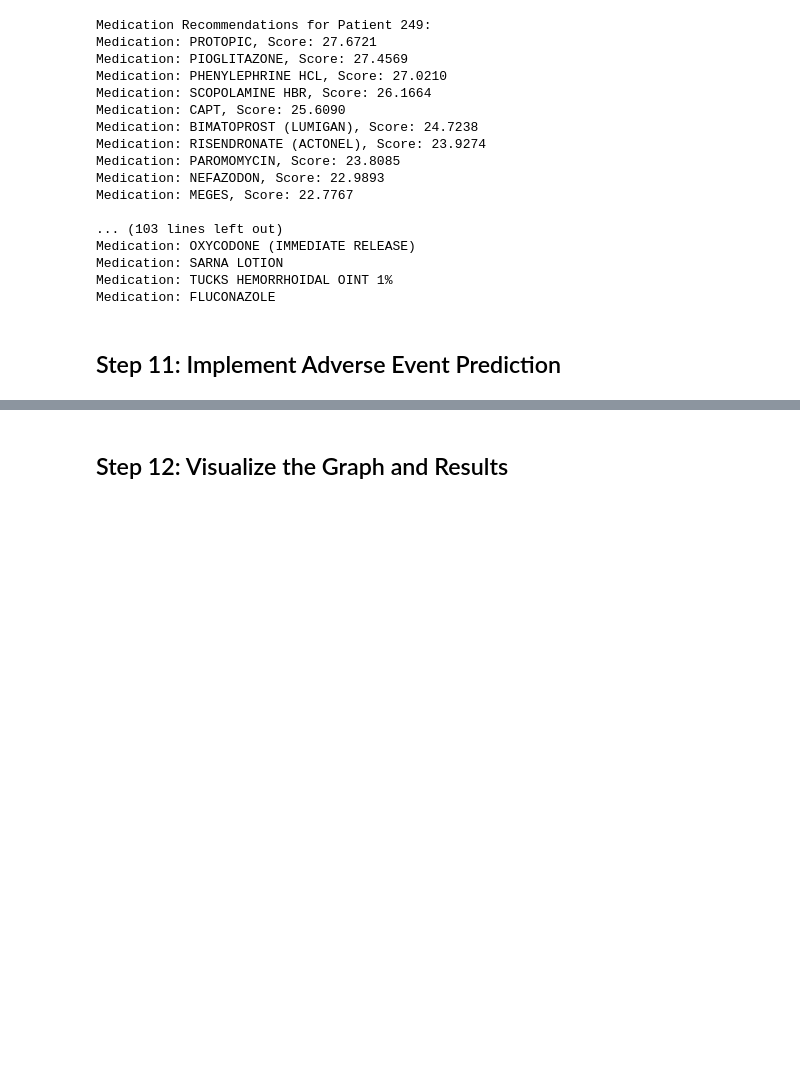
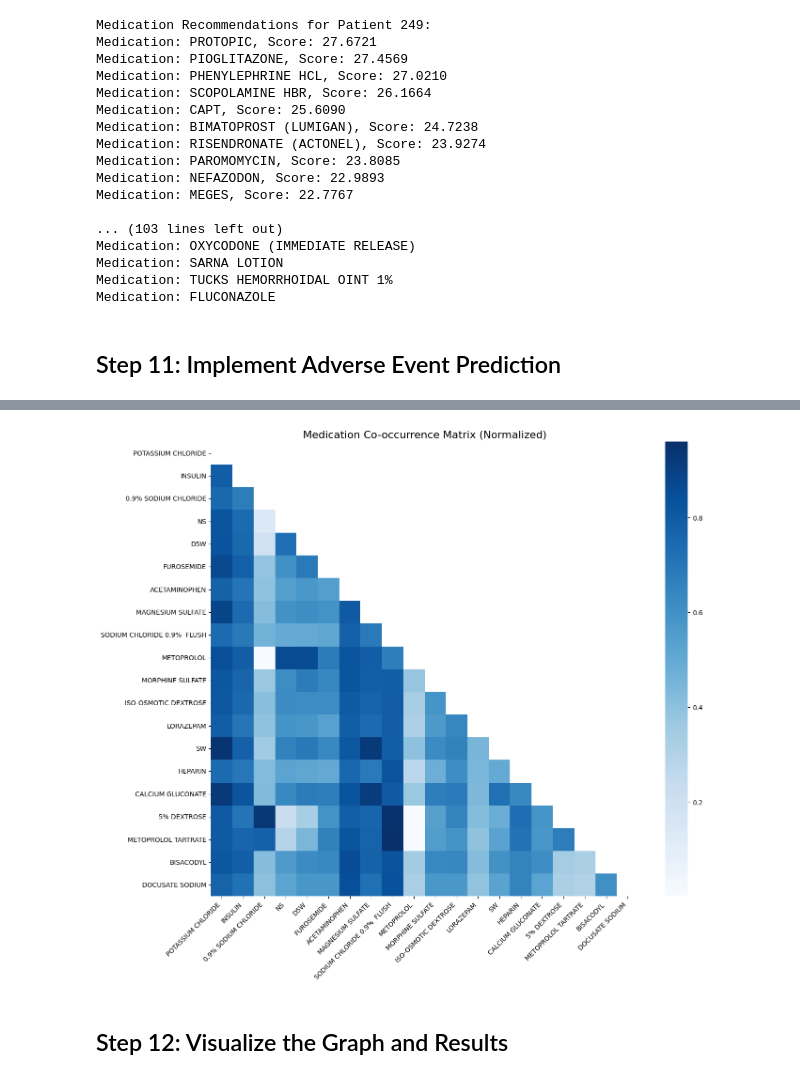
Before and after one commit to knkarthik01/polypharmacy-med-recommendation, a Jupyter notebook: Medication_Recommendation_System_for_Polypharmacy_Patients.ipynb, the cells around one changed output, grey strips where cells are left out. Cells and saved outputs as stored; diff of their text form; code cells hidden in the pictures; blank space fills up the shorter version.

```diff
--- a/Medication_Recommendation_System_for_Polypharmacy_Patients.ipynb
+++ b/Medication_Recommendation_System_for_Polypharmacy_Patients.ipynb
@@ -942,3 +944,37 @@ Medications being checked: ['PROTOPIC', 'PIOGLITAZONE', 'PHENYLEPHRINE HCL', 'SC
+# %%
+# 11.3 Visualize medication co-occurrence patterns
+# Create a co-occurrence matrix for top medications
+top_20_meds = poly_prescriptions['DRUG'].value_counts().head(20).index.tolist()
+
+# Initialize co-occurrence matrix
+co_matrix = np.zeros((20, 20))
+
+# Fill co-occurrence matrix
+for hadm_id, group in poly_prescriptions.groupby('HADM_ID'):
+    meds = group['DRUG'].unique()
+    for i, med1 in enumerate(top_20_meds):
+        if med1 in meds:
+            for j, med2 in enumerate(top_20_meds):
+                if med2 in meds:
+                    co_matrix[i, j] += 1
+
+# Normalize by diagonal (self-occurrence)
+for i in range(20):
+    if co_matrix[i, i] > 0:
+        co_matrix[i, :] /= co_matrix[i, i]
+
+# Plot heatmap
+plt.figure(figsize=(14, 12))
+mask = np.triu(np.ones_like(co_matrix, dtype=bool))  # Create mask for upper triangle
+sns.heatmap(co_matrix, mask=mask, annot=False, cmap='Blues',
+            xticklabels=top_20_meds, yticklabels=top_20_meds)
+plt.title('Medication Co-occurrence Matrix (Normalized)', fontsize=16)
+plt.xticks(rotation=45, ha='right')
+plt.yticks(rotation=0)
+plt.tight_layout()
+plt.show()
+# %% [output]
+[figure, added]
 # %% [markdown]
 ## Step 12: Visualize the Graph and Results
 # %%
```
Also changed, not shown: parts of 6 cells of this notebook.
